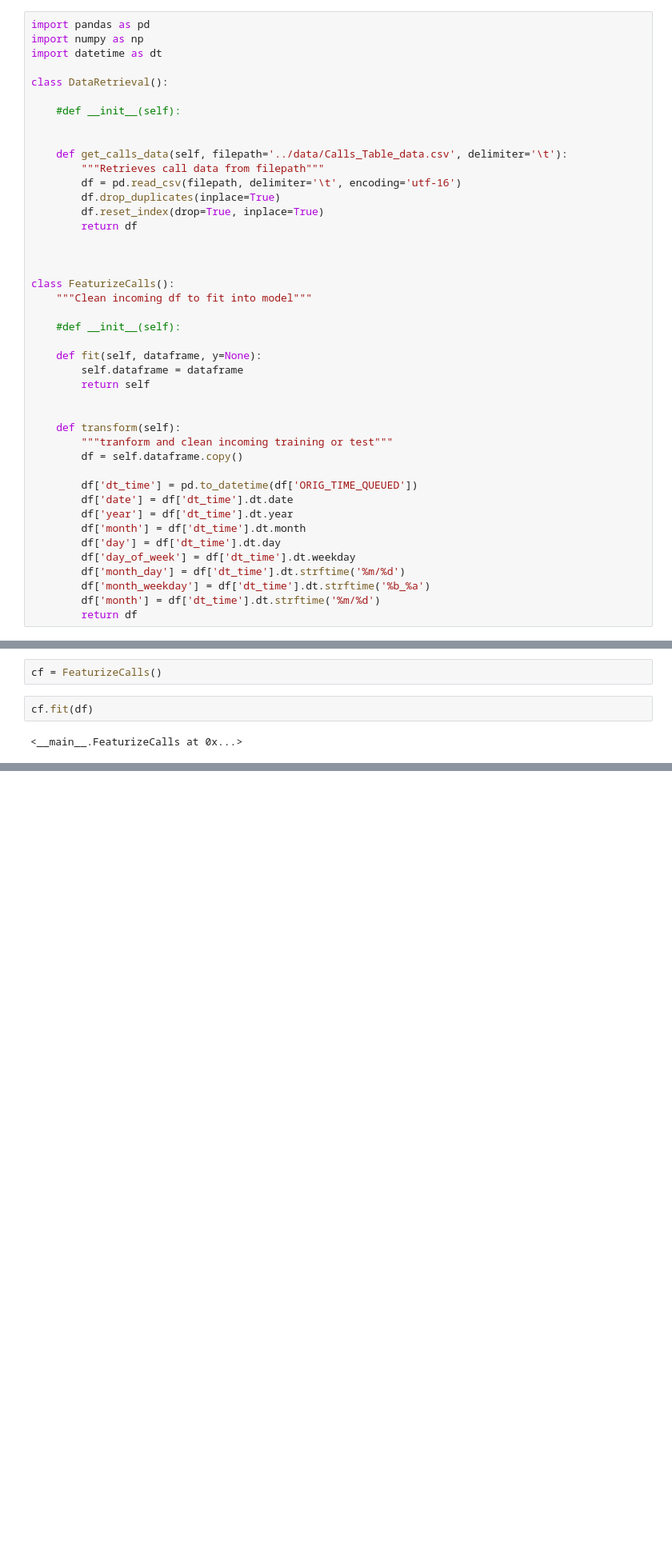
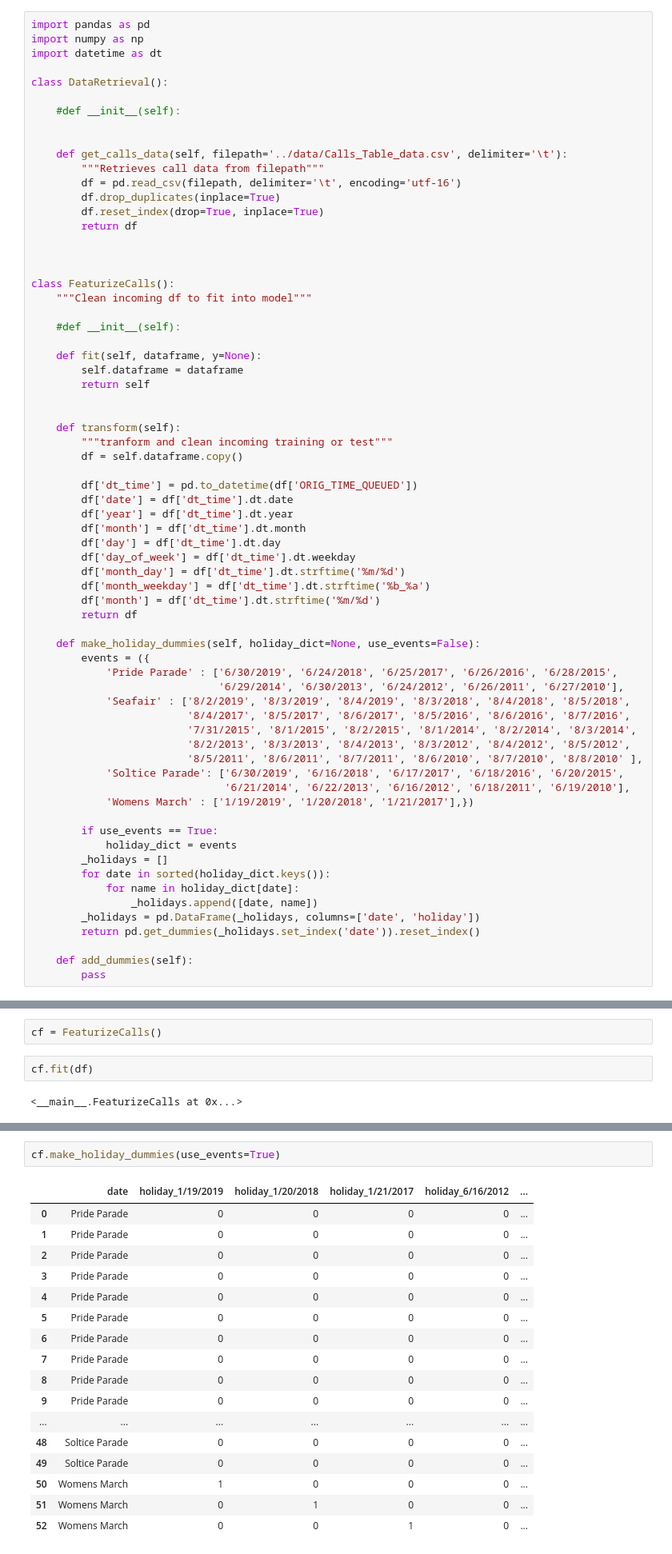
Before and after one commit to analyticallycorrect/seattle_domestic_violence, a Jupyter notebook: Notebooks/pipeline_dev.ipynb, the cells around one changed output, grey strips where cells are left out. Shown: that part at 80% size. Saved outputs shown, nothing was run; the diff lists cells and outputs as text; blank space fills up the shorter version.

Commit message:
add seattle events to holiday dummy method

```diff
--- a/Notebooks/pipeline_dev.ipynb
+++ b/Notebooks/pipeline_dev.ipynb
@@ -52,6 +52,31 @@ class FeaturizeCalls():
         df['month_weekday'] = df['dt_time'].dt.strftime('%b_%a')
         df['month'] = df['dt_time'].dt.strftime('%m/%d')
         return df
+
+    def make_holiday_dummies(self, holiday_dict=None, use_events=False):
+        events = ({
+            'Pride Parade' : ['6/30/2019', '6/24/2018', '6/25/2017', '6/26/2016', '6/28/2015',
+                              '6/29/2014', '6/30/2013', '6/24/2012', '6/26/2011', '6/27/2010'],
+            'Seafair' : ['8/2/2019', '8/3/2019', '8/4/2019', '8/3/2018', '8/4/2018', '8/5/2018',
+                         '8/4/2017', '8/5/2017', '8/6/2017', '8/5/2016', '8/6/2016', '8/7/2016',
+                         '7/31/2015', '8/1/2015', '8/2/2015', '8/1/2014', '8/2/2014', '8/3/2014',
+                         '8/2/2013', '8/3/2013', '8/4/2013', '8/3/2012', '8/4/2012', '8/5/2012',
+                         '8/5/2011', '8/6/2011', '8/7/2011', '8/6/2010', '8/7/2010', '8/8/2010' ],
+            'Soltice Parade': ['6/30/2019', '6/16/2018', '6/17/2017', '6/18/2016', '6/20/2015',
+                               '6/21/2014', '6/22/2013', '6/16/2012', '6/18/2011', '6/19/2010'],
+            'Womens March' : ['1/19/2019', '1/20/2018', '1/21/2017'],})
+
+        if use_events == True:
+            holiday_dict = events
+        _holidays = []
+        for date in sorted(holiday_dict.keys()):
+            for name in holiday_dict[date]:
+                _holidays.append([date, name])
+        _holidays = pd.DataFrame(_holidays, columns=['date', 'holiday'])
+        return pd.get_dummies(_holidays.set_index('date')).reset_index()
+
+    def add_dummies(self):
+        pass
 # %%
 import pandas as pd
 import numpy as np
@@ -296,0 +176,20 @@ cf.transform()
+# %%
+cf.make_holiday_dummies(use_events=True)
+# %% [output]
+|  | date | holiday_1/19/2019 | holiday_1/20/2018 | holiday_1/21/2017 | holiday_6/16/2012 | ... |
+| 0 | Pride Parade | 0 | 0 | 0 | 0 | ... |
+| 1 | Pride Parade | 0 | 0 | 0 | 0 | ... |
+| 2 | Pride Parade | 0 | 0 | 0 | 0 | ... |
+| 3 | Pride Parade | 0 | 0 | 0 | 0 | ... |
+| 4 | Pride Parade | 0 | 0 | 0 | 0 | ... |
+| 5 | Pride Parade | 0 | 0 | 0 | 0 | ... |
+| 6 | Pride Parade | 0 | 0 | 0 | 0 | ... |
+| 7 | Pride Parade | 0 | 0 | 0 | 0 | ... |
+| 8 | Pride Parade | 0 | 0 | 0 | 0 | ... |
+| 9 | Pride Parade | 0 | 0 | 0 | 0 | ... |
+| ... | ... | ... | ... | ... | ... | ... |
+| 48 | Soltice Parade | 0 | 0 | 0 | 0 | ... |
+| 49 | Soltice Parade | 0 | 0 | 0 | 0 | ... |
+| 50 | Womens March | 1 | 0 | 0 | 0 | ... |
+| 51 | Womens March | 0 | 1 | 0 | 0 | ... |
+| 52 | Womens March | 0 | 0 | 1 | 0 | ... |
```
Also changed, not shown: parts of 17 cells of this notebook.
